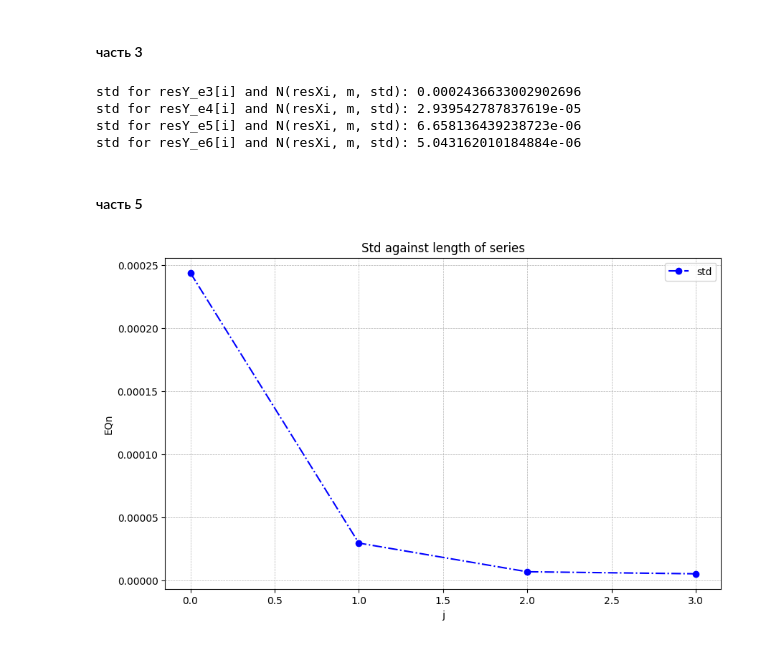
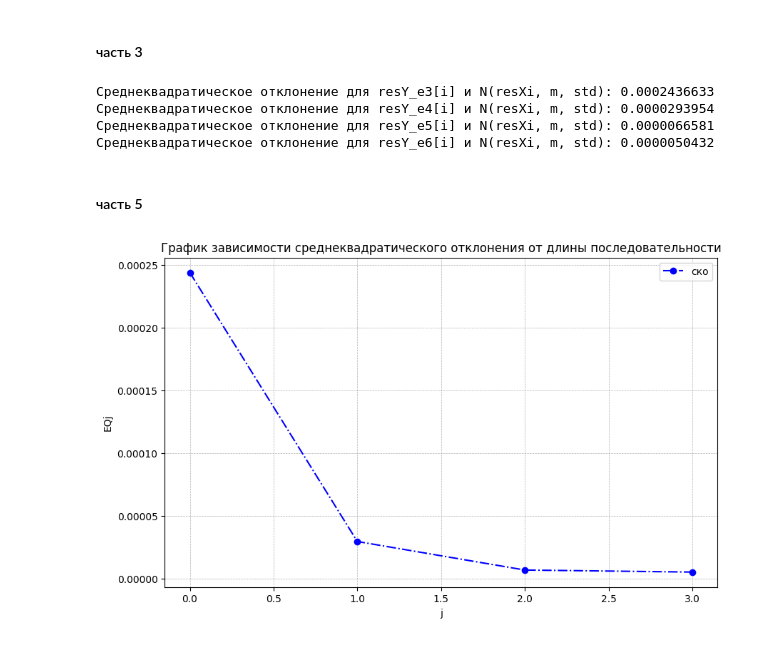
Before and after one commit to Sypoo1/mtuci-statistics, a Jupyter notebook: 6.ipynb, the cells around one changed output. Saved outputs shown, nothing was run; the diff lists cells and outputs as text; code cells hidden in the pictures.

```diff
--- a/6.ipynb
+++ b/6.ipynb
@@ -405,40 +332,40 @@ Histogram and PDF for resY_e6
 def std_hist(std, expectation, resY_no, K):
     std_values = []
     for i in range(K):
-        const =  ((normal_dis_function(std, expectation, resX_values[i]) - resY_no[i])**2) / K
+        const =  ((normal_pdf(resX_values[i], expectation, std) - resY_no[i])**2) / K
         std_values.append(const)
 
     return std_values
 
-print(f"std for resY_e3[i] and N(resXi, m, std): {sum(std_hist(std, expectation, resY_e3,K))}")
-print(f"std for resY_e4[i] and N(resXi, m, std): {sum(std_hist(std, expectation, resY_e4,K))}")
-print(f"std for resY_e5[i] and N(resXi, m, std): {sum(std_hist(std, expectation, resY_e5,K))}")
-print(f"std for resY_e6[i] and N(resXi, m, std): {sum(std_hist(std, expectation, resY_e6,K))}")
+print(f"Среднеквадратическое отклонение для resY_e3[i] и N(resXi, m, std): {sum(std_hist(std, expectation, resY_e3, K)):.10f}")
+print(f"Среднеквадратическое отклонение для resY_e4[i] и N(resXi, m, std): {sum(std_hist(std, expectation, resY_e4, K)):.10f}")
+print(f"Среднеквадратическое отклонение для resY_e5[i] и N(resXi, m, std): {sum(std_hist(std, expectation, resY_e5, K)):.10f}")
+print(f"Среднеквадратическое отклонение для resY_e6[i] и N(resXi, m, std): {sum(std_hist(std, expectation, resY_e6, K)):.10f}")
 # %% [output]
-std for resY_e3[i] and N(resXi, m, std): 0.0002436633002902696
-std for resY_e4[i] and N(resXi, m, std): 2.939542787837619e-05
-std for resY_e5[i] and N(resXi, m, std): 6.658136439238723e-06
-std for resY_e6[i] and N(resXi, m, std): 5.043162010184884e-06
+Среднеквадратическое отклонение для resY_e3[i] и N(resXi, m, std): 0.0002436633
+Среднеквадратическое отклонение для resY_e4[i] и N(resXi, m, std): 0.0000293954
+Среднеквадратическое отклонение для resY_e5[i] и N(resXi, m, std): 0.0000066581
+Среднеквадратическое отклонение для resY_e6[i] и N(resXi, m, std): 0.0000050432
 # %% [markdown]
 #### часть 5
 # %%
 def draw_graph_std(len_series, std_values):
-    # Plotting the results
+
     plt.figure(figsize=(10, 6))
-    plt.plot(len_series, std_values, marker='o', linestyle='dashdot', label="std", color="blue")
+    plt.plot(len_series, std_values, marker='o', linestyle='dashdot', label="ско", color="blue")
 
     plt.xscale('linear')
     plt.yscale('linear')
     plt.xlabel('j')
-    plt.ylabel('EQn')
-    plt.title('Std against length of series')
+    plt.ylabel('EQj')
+    plt.title('График зависимости среднеквадратического отклонения от длины последовательности')
     plt.legend()
     plt.grid(True, which='both', linestyle='--', linewidth=0.5)
     plt.show()
 
 len_Series = [0, 1, 2, 3]
 std_values= [sum(std_hist(std, expectation, resY_e3,K)), sum(std_hist(std, expectation, resY_e4,K)), sum(std_hist(std, expectation, resY_e5,K)), sum(std_hist(std, expectation, resY_e6,K))]
 
 draw_graph_std(len_Series, std_values)
 # %% [output]
-[figure, old version]
+[figure, new version]
```
Also changed, not shown: parts of 10 cells of this notebook.
